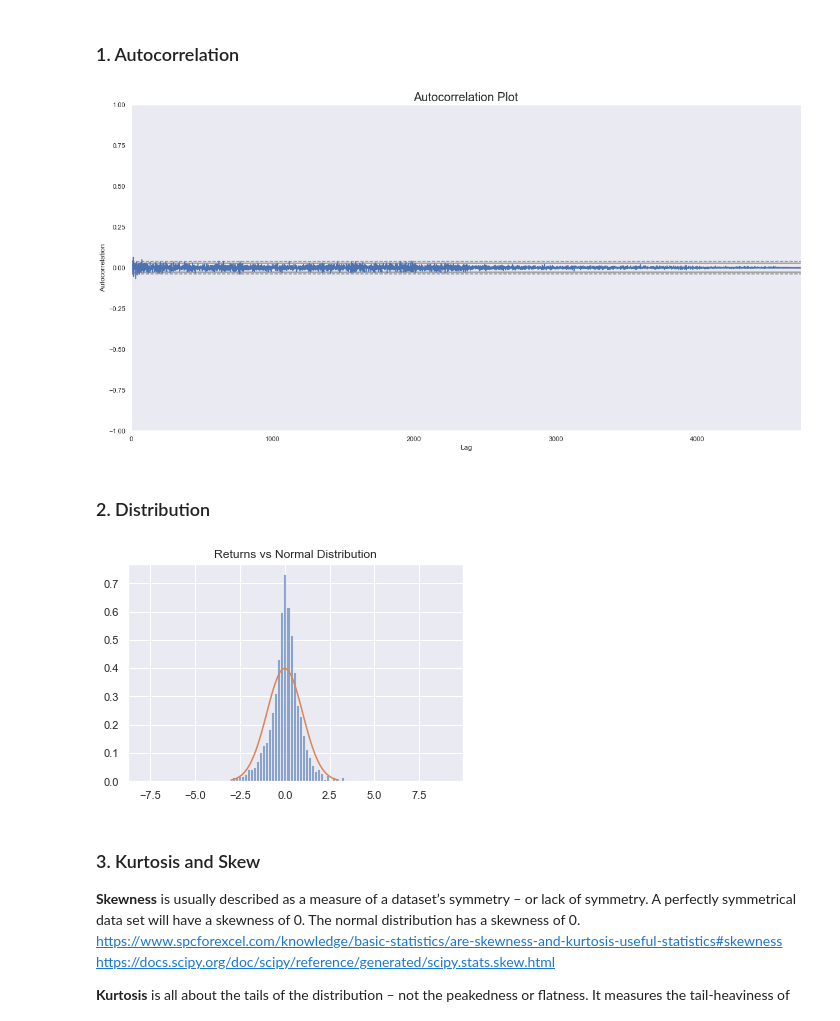
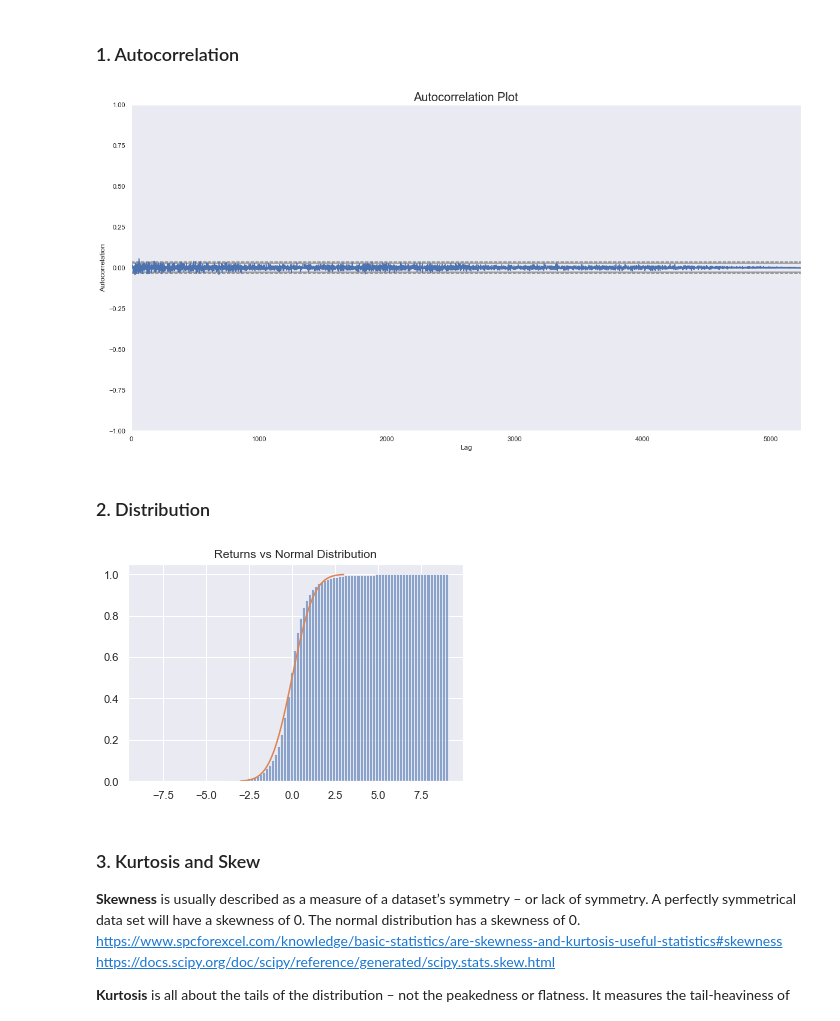
Before and after one commit to Keshav97/Final-Project, a Jupyter notebook: Preprocessing/Preprocessing.ipynb, the cells around one changed output. Cells and saved outputs as stored; diff of their text form; code cells hidden in the pictures.

```diff
--- a/Preprocessing/Preprocessing.ipynb
+++ b/Preprocessing/Preprocessing.ipynb
@@ -26,7 +26,7 @@ def read_file(filepath):
     df.drop(columns=['index'], inplace=True)
     return df
 
-filepath = '../data/alphaVantage/INX-full-daily_adjusted.csv'
+filepath = '../data/alphaVantage/MSFT-full-daily_adjusted.csv'
 stocks = read_file(filepath)
 print(stocks.info())
 stocks.head()
@@ -275,32 +273,36 @@ plt.figure(figsize=(20,10))
 pd.plotting.autocorrelation_plot(df.iloc[:, decomposition_param_index])
 plt.title('Autocorrelation Plot', fontsize=20);
 # %% [output]
-[figure, old version]
+[figure, new version]
 # %% [markdown]
 ### 2. Distribution
 # %%
 # Generate some data for this demonstration.
 data = std_scaled_stock_returns
 
 # Plot the histogram.
-data.hist(bins=100, density=True, alpha=0.6)
+data.hist(bins=100, density=True, alpha=0.6, cumulative = True)
 # data.plot.kde()
 
 # Get parameters of normal distribution:
 mu = 0
 variance = 1
 
 # Plot the PDF.
 sigma = math.sqrt(variance)
 x = np.linspace(mu - 3*sigma, mu + 3*sigma, 100)
-plt.plot(x, sp.stats.norm.pdf(x, mu, sigma))
+plt.plot(x, sp.stats.norm.cdf(x, mu, sigma))
+# plt.yscale("log")
+# plt.xscale("log")
 
 title = "Returns vs Normal Distribution"
 plt.title(title)
 
 plt.show()
+
+# plot the absolute values of returns on the log-log scale
 # %% [output]
-[figure, old version]
+[figure, new version]
 # %% [markdown]
 ### 3. Kurtosis and Skew
 **Skewness** is usually described as a measure of a dataset’s symmetry – or lack of symmetry.   A perfectly symmetrical data set will have a skewness of 0. The normal distribution has a skewness of 0.
```
Also changed, not shown: parts of 13 cells of this notebook, 2 other files.
